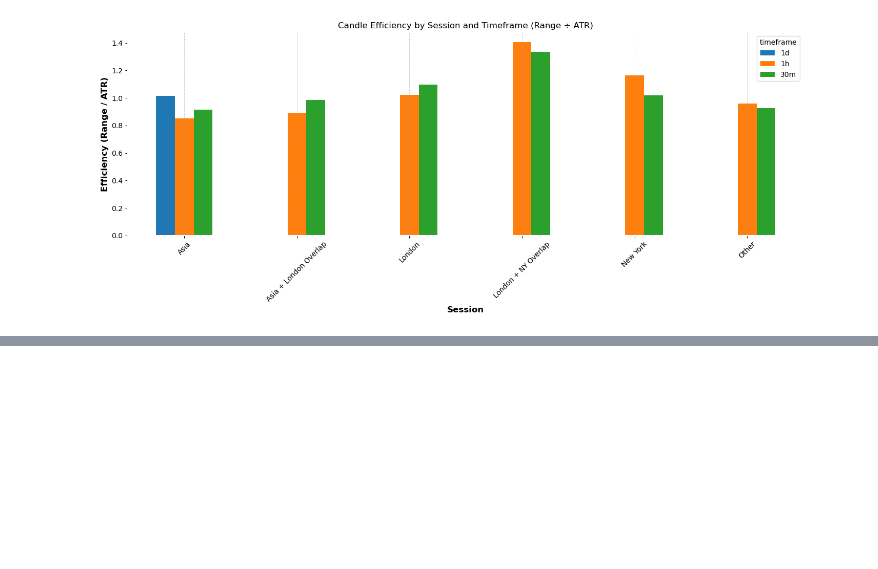
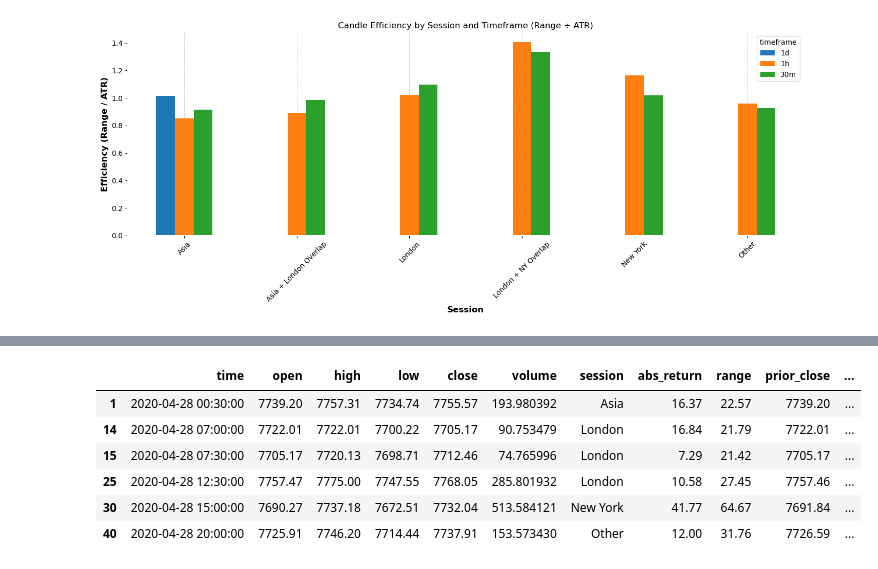
Before and after one commit to SarthakThakur0097/Crypto-analysis, a Jupyter notebook: main.ipynb, the cells around one changed output, grey strips where cells are left out. Drawn from its saved outputs; the diff is of its cells as text; code cells hidden in the pictures; blank space fills up the shorter version.

```diff
--- a/main.ipynb
+++ b/main.ipynb
@@ -172,0 +413,10 @@ plt.show()
+# %%
+df.iloc[[1, 14, 15, 25, 30, 40]]
+# %% [output]
+|  | time | open | high | low | close | volume | session | abs_return | range | prior_close | ... |
+| 1 | 2020-04-28 00:30:00 | 7739.20 | 7757.31 | 7734.74 | 7755.57 | 193.980392 | Asia | 16.37 | 22.57 | 7739.20 | ... |
+| 14 | 2020-04-28 07:00:00 | 7722.01 | 7722.01 | 7700.22 | 7705.17 | 90.753479 | London | 16.84 | 21.79 | 7722.01 | ... |
+| 15 | 2020-04-28 07:30:00 | 7705.17 | 7720.13 | 7698.71 | 7712.46 | 74.765996 | London | 7.29 | 21.42 | 7705.17 | ... |
+| 25 | 2020-04-28 12:30:00 | 7757.47 | 7775.00 | 7747.55 | 7768.05 | 285.801932 | London | 10.58 | 27.45 | 7757.46 | ... |
+| 30 | 2020-04-28 15:00:00 | 7690.27 | 7737.18 | 7672.51 | 7732.04 | 513.584121 | New York | 41.77 | 64.67 | 7691.84 | ... |
+| 40 | 2020-04-28 20:00:00 | 7725.91 | 7746.20 | 7714.44 | 7737.91 | 153.573430 | Other | 12.00 | 31.76 | 7726.59 | ... |
```
Also changed, not shown: parts of 10 cells of this notebook, 14 other files.
